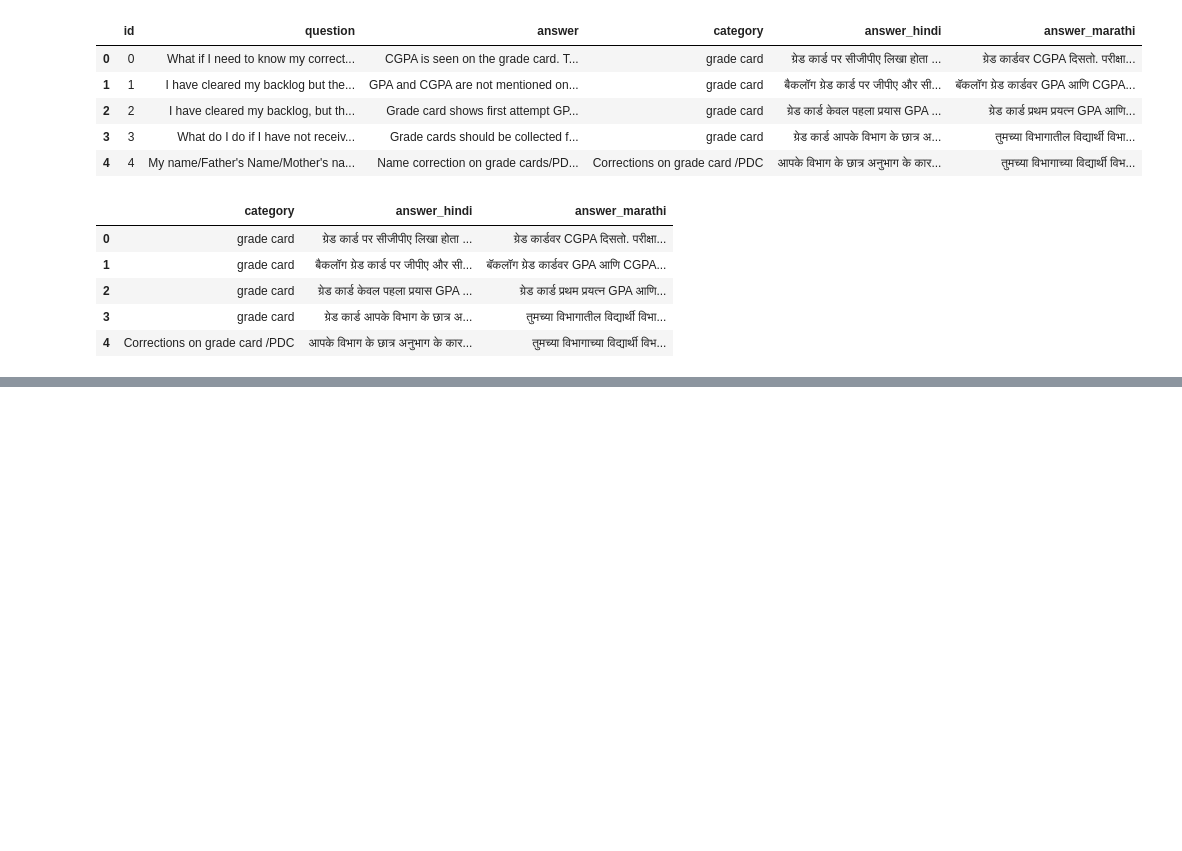
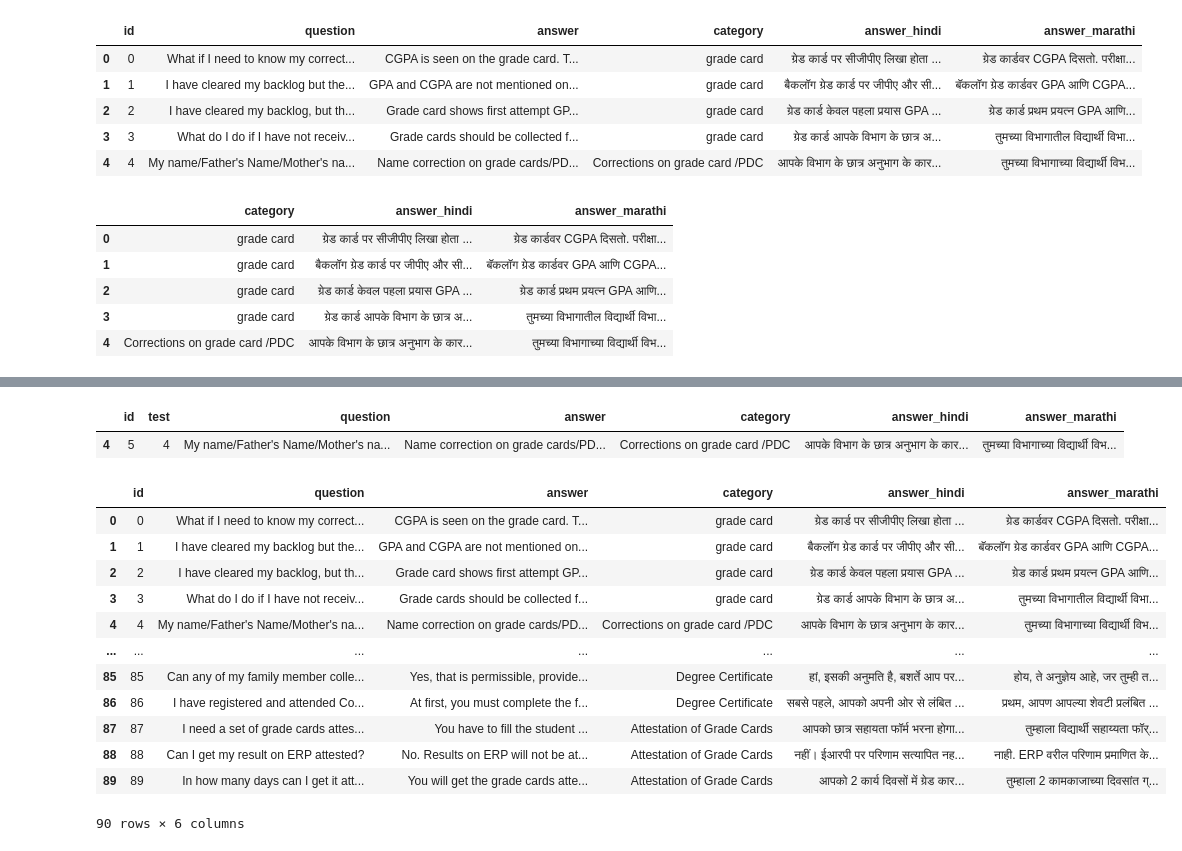
Before and after one commit to tanmaypanda-14/samvadhini, a Jupyter notebook: react-projects/samvadhini/api/test.ipynb, the cells around one changed output, grey strips where cells are left out. Cells and saved outputs as stored; diff of their text form; code cells hidden in the pictures; blank space fills up the shorter version.

```diff
--- a/react-projects/samvadhini/api/test.ipynb
+++ b/react-projects/samvadhini/api/test.ipynb
@@ -57,0 +157,22 @@ with open('updatedtrans_ans.csv') as infile, open('indexedtrans_ans.csv', 'w') a
+# %%
+trans[trans["question"]==q_id]
+# %% [output]
+|  | id | test | question | answer | category | answer_hindi | answer_marathi |
+| 4 | 5 | 4 | My name/Father's Name/Mother's na... | Name correction on grade cards/PD... | Corrections on grade card /PDC | आपके विभाग के छात्र अनुभाग के कार... | तुमच्या विभागाच्या विद्यार्थी विभ... |
+# %%
+newtrans = pd.read_csv("translated_answers.csv")
+newtrans
+# %% [output]
+|  | id | question | answer | category | answer_hindi | answer_marathi |
+| 0 | 0 | What if I need to know my correct... | CGPA is seen on the grade card. T... | grade card | ग्रेड कार्ड पर सीजीपीए लिखा होता ... | ग्रेड कार्डवर CGPA दिसतो. परीक्षा... |
+| 1 | 1 | I have cleared my backlog but the... | GPA and CGPA are not mentioned on... | grade card | बैकलॉग ग्रेड कार्ड पर जीपीए और सी... | बॅकलॉग ग्रेड कार्डवर GPA आणि CGPA... |
+| 2 | 2 | I have cleared my backlog, but th... | Grade card shows first attempt GP... | grade card | ग्रेड कार्ड केवल पहला प्रयास GPA ... | ग्रेड कार्ड प्रथम प्रयत्न GPA आणि... |
+| 3 | 3 | What do I do if I have not receiv... | Grade cards should be collected f... | grade card | ग्रेड कार्ड आपके विभाग के छात्र अ... | तुमच्या विभागातील विद्यार्थी विभा... |
+| 4 | 4 | My name/Father's Name/Mother's na... | Name correction on grade cards/PD... | Corrections on grade card /PDC | आपके विभाग के छात्र अनुभाग के कार... | तुमच्या विभागाच्या विद्यार्थी विभ... |
+| ... | ... | ... | ... | ... | ... | ... |
+| 85 | 85 | Can any of my family member colle... | Yes, that is permissible, provide... | Degree Certificate | हां, इसकी अनुमति है, बशर्ते आप पर... | होय, ते अनुज्ञेय आहे, जर तुम्ही त... |
+| 86 | 86 | I have registered and attended Co... | At first, you must complete the f... | Degree Certificate | सबसे पहले, आपको अपनी ओर से लंबित ... | प्रथम, आपण आपल्या शेवटी प्रलंबित ... |
+| 87 | 87 | I need a set of grade cards attes... | You have to fill the student ... | Attestation of Grade Cards | आपको छात्र सहायता फॉर्म भरना होगा... | तुम्हाला विद्यार्थी सहाय्यता फॉर्... |
+| 88 | 88 | Can I get my result on ERP attested? | No. Results on ERP will not be at... | Attestation of Grade Cards | नहीं। ईआरपी पर परिणाम सत्यापित नह... | नाही. ERP वरील परिणाम प्रमाणित के... |
+| 89 | 89 | In how many days can I get it att... | You will get the grade cards atte... | Attestation of Grade Cards | आपको 2 कार्य दिवसों में ग्रेड कार... | तुम्हाला 2 कामकाजाच्या दिवसांत ग्... |
+90 rows × 6 columns
```
Also changed, not shown: parts of 12 cells of this notebook, 5 other files.
